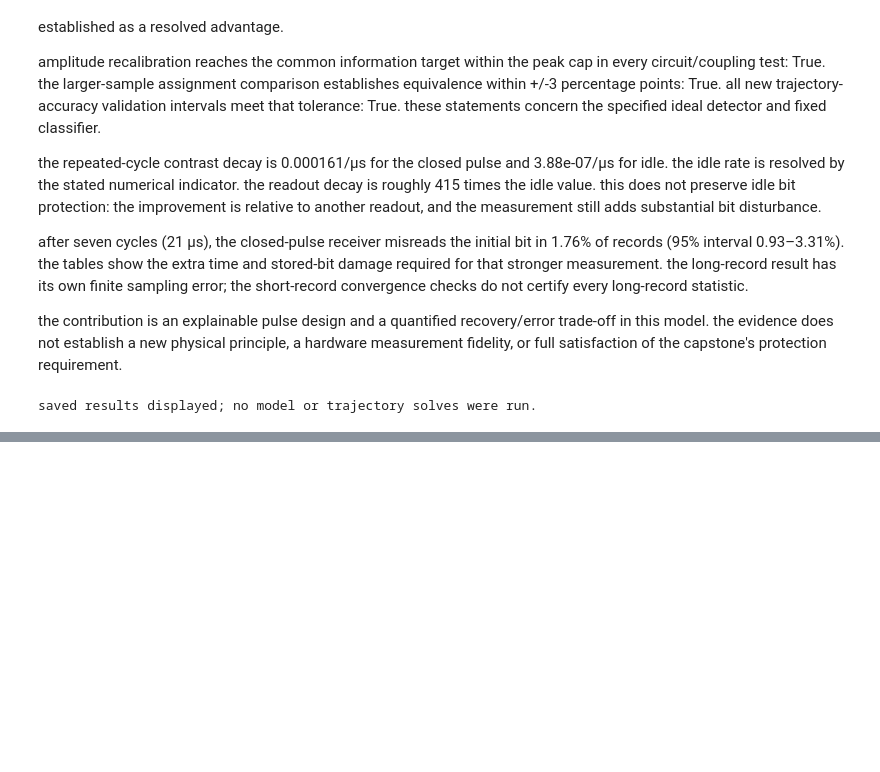
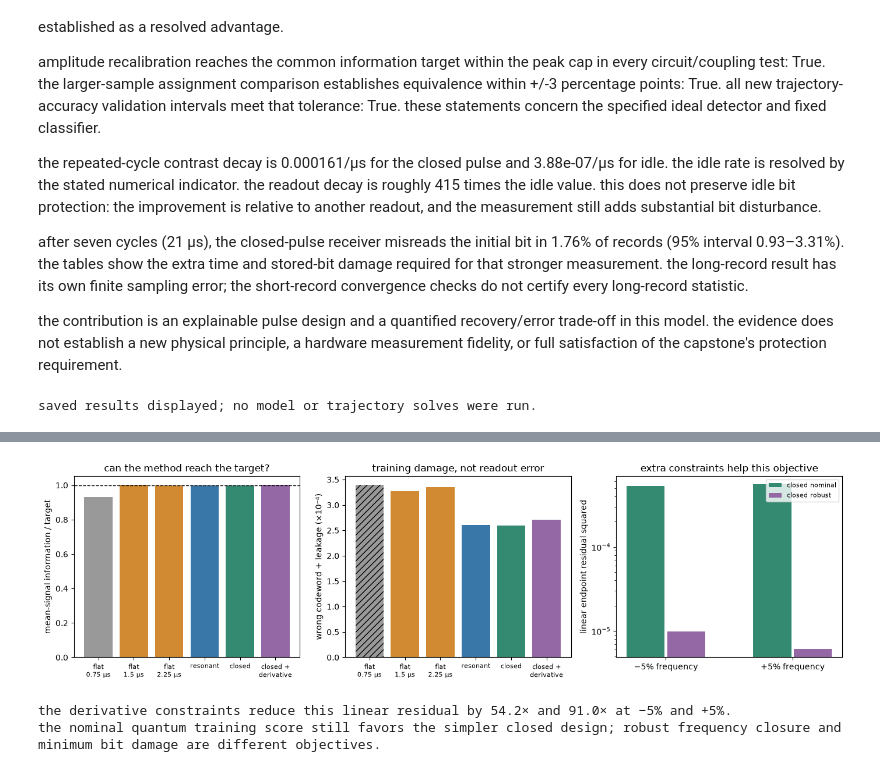
Before and after one commit to simransummermalik/solvingalice-bob, a Jupyter notebook: cat_qubits.ipynb, the cells around one changed output, grey strips where cells are left out. Drawn from its saved outputs; the diff is of its cells as text; code cells hidden in the pictures; blank space fills up the shorter version.

```diff
--- a/cat_qubits.ipynb
+++ b/cat_qubits.ipynb
@@ -2583,0 +2666,32 @@ saved results displayed; no model or trajectory solves were run.
+# %%
+method_labels = ["flat\n0.75 μs", "flat\n1.5 μs", "flat\n2.25 μs", "resonant", "closed", "closed +\nderivative"]
+method_colors = ["#999999", "#d28a32", "#d28a32", "#3977a8", "#348a71", "#9468a4"]  # same families share a color
+fig, axes = plt.subplots(1, 3, figsize=(14, 4))  # all panels use the existing training results
+axes[0].bar(method_labels, method_training["information"] / 0.79, color=method_colors)
+axes[0].axhline(1, color="black", ls="--", lw=1)  # reaching the same target is a prerequisite
+axes[0].set(ylabel="mean-signal information / target", title="can the method reach the target?")
+damage_bars = axes[1].bar(method_labels, 1e4 * method_training["wrong + leakage"], color=method_colors)
+damage_bars[0].set_hatch("///")  # this candidate has lower information and is not a fair competitor
+axes[1].set(ylabel="wrong codeword + leakage (×10⁻⁴)", title="training damage, not readout error")
+method_offsets = [-0.16, 0.16]  # compare both constrained designs at each mistuning
+for offset, label, color in zip(method_offsets, ["closed nominal", "closed robust"], ["#348a71", "#9468a4"]):
+    subset = method_endpoints[(method_endpoints["pulse"] == label) & (method_endpoints["exchange factor"] != 1)].sort_values("exchange factor")
+    axes[2].bar(np.arange(2) + offset, subset["residual motion squared"], width=0.3, label=label, color=color)
+axes[2].set(xticks=np.arange(2), xticklabels=["−5% frequency", "+5% frequency"], yscale="log",
+            ylabel="linear endpoint residual squared", title="extra constraints help this objective")
+axes[2].legend(fontsize=8)
+for axis in axes[:2]:
+    axis.tick_params(axis="x", labelsize=8)  # readable labels without a huge figure
+fig.tight_layout()
+fig.savefig(method_folder / "20_control_methods.png", dpi=170, bbox_inches="tight")
+plt.show()  # embed the comparison in the notebook
+plt.close(fig)
+method_nominal = method_endpoints.query("pulse == 'closed nominal' and `exchange factor` != 1").sort_values("exchange factor")
+method_robust = method_endpoints.query("pulse == 'closed robust' and `exchange factor` != 1").sort_values("exchange factor")
+method_reductions = method_nominal["residual motion squared"].to_numpy() / method_robust["residual motion squared"].to_numpy()
+print(f"the derivative constraints reduce this linear residual by {method_reductions[0]:.1f}× and {method_reductions[1]:.1f}× at −5% and +5%.")
+print("the nominal quantum training score still favors the simpler closed design; robust frequency closure and minimum bit damage are different objectives.")
+# %% [output]
+[figure, added]
+the derivative constraints reduce this linear residual by 54.2× and 91.0× at −5% and +5%.
+the nominal quantum training score still favors the simpler closed design; robust frequency closure and minimum bit damage are different objectives.
```
Also changed, not shown: parts of 28 cells of this notebook, 57 other files.
